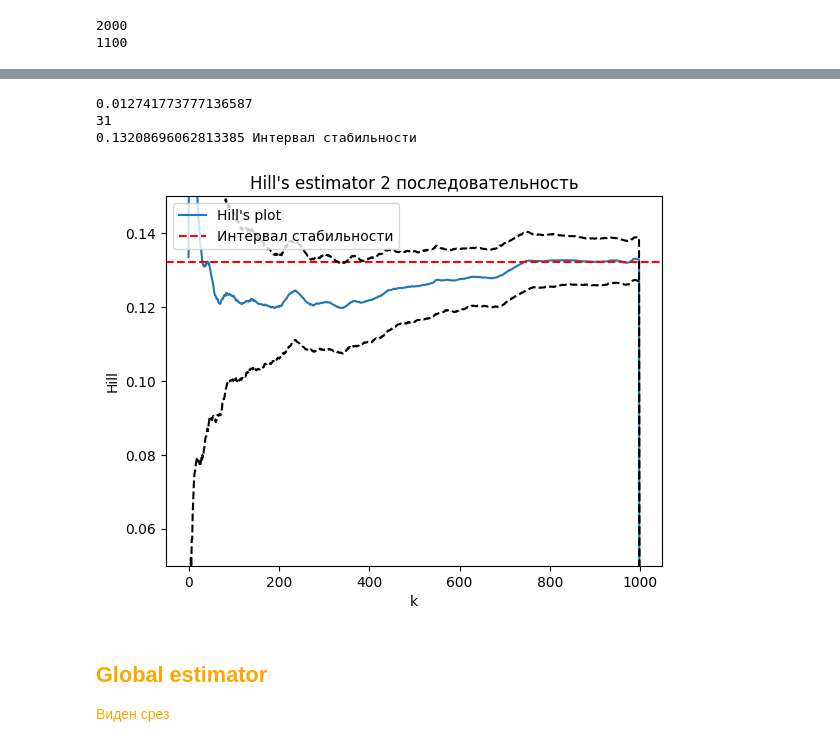
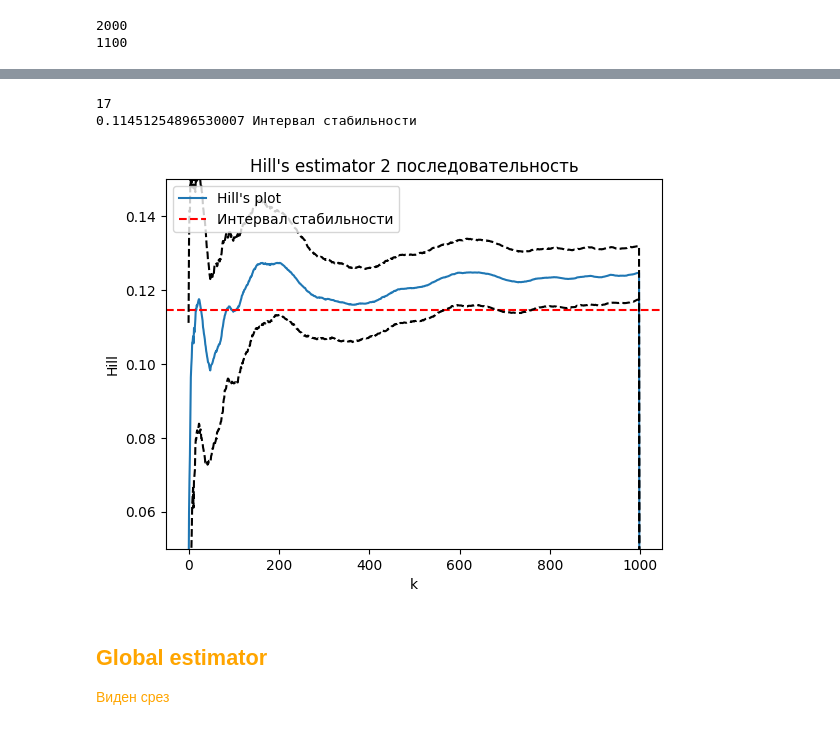
Before and after one commit to Mikhaelyes/Diploma, a Jupyter notebook: Programs/Synthetic_sequence.ipynb, the cells around one changed output, grey strips where cells are left out. Saved outputs shown, nothing was run; the diff lists cells and outputs as text; code cells hidden in the pictures.

Commit message:
Synthetic graph added

```diff
--- a/Programs/Synthetic_sequence.ipynb
+++ b/Programs/Synthetic_sequence.ipynb
@@ -87,38 +85,37 @@ def plot_est_bs_1(input, name='Hill'):
     val_dn = input[1]
     val_up = input[2]
     legend = []
     n = len(val_mean)
 
-    k_find = pm.eye_ball(val_mean)
+    a, k_find = pm.eye_ball(val_mean)
     print(k_find)
     y = val_mean[k_find]
     x = np.arange(val_up.size)
 
     plt.plot(x, val_mean)
     legend.append(f"{name}'s plot")
 
     plt.axhline(y, color = 'r', linestyle="--")
     legend.append(f"Интервал стабильности")
     print(f"{y} Интервал стабильности")
     plt.plot(x, val_up, 'k--')
     plt.plot(x, val_dn, 'k--')
 
     # plt.ylim(np.min(val_dn[int(n/20):]), np.max(val_up[:int(n*0.95)]))
     plt.ylim(0.05, 0.15)
 
     plt.xlabel('k') #Подпись для оси х
     plt.ylabel(name) #Подпись для оси y
     plt.legend(legend, loc="upper left")
     plt.title(f"{name}'s estimator 2 последовательность") #Название
     plt.savefig(my_path + "/Text" + '/Imagines' + '/Hill_seq_2')
     plt.show()
 
 plot_est_bs_1(output_2, name='Hill')
 # %% [output]
-0.012741773777136587
-31
-0.13208696062813385 Интервал стабильности
+17
+0.11451254896530007 Интервал стабильности
-[figure, old version]
+[figure, new version]
 # %% [markdown]
 <span style="color:orange">
 
```
Also changed, not shown: parts of 25 cells of this notebook, 2 other files.
